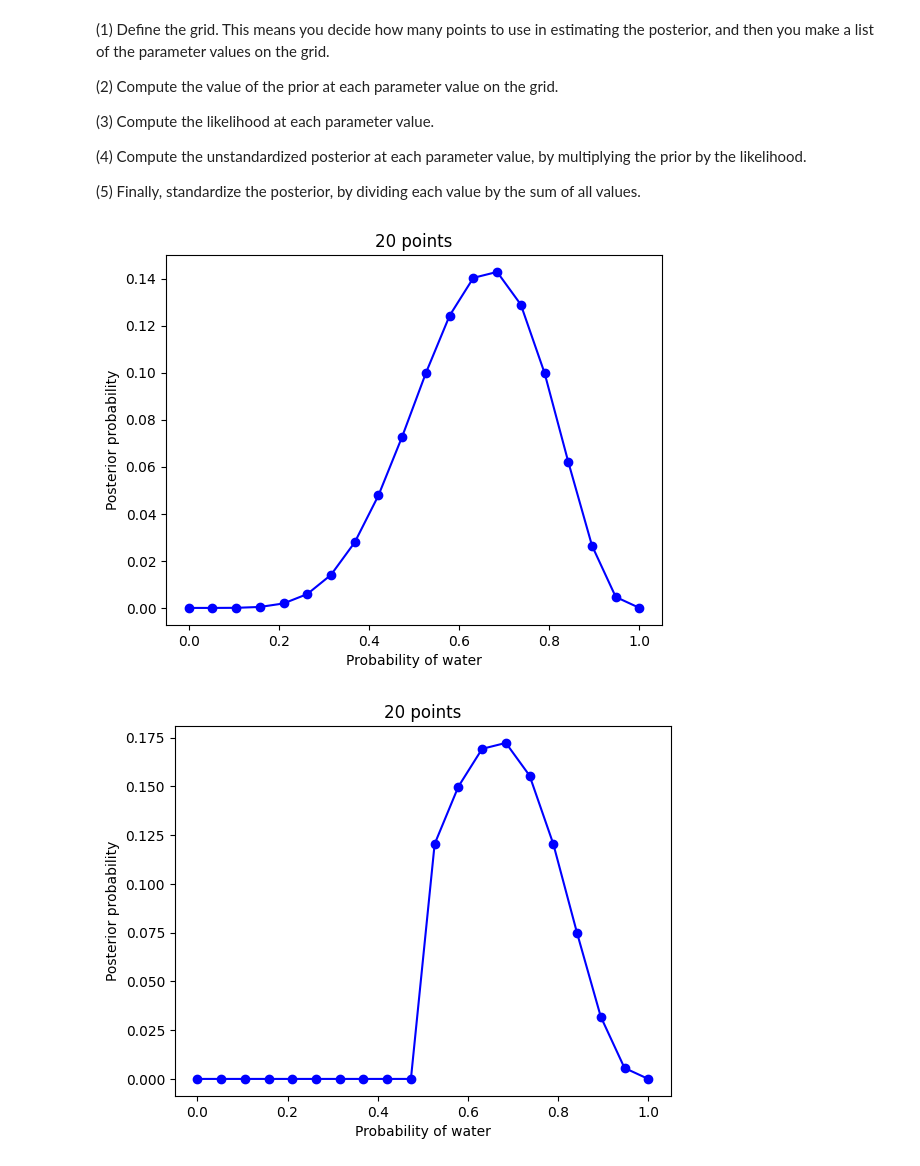
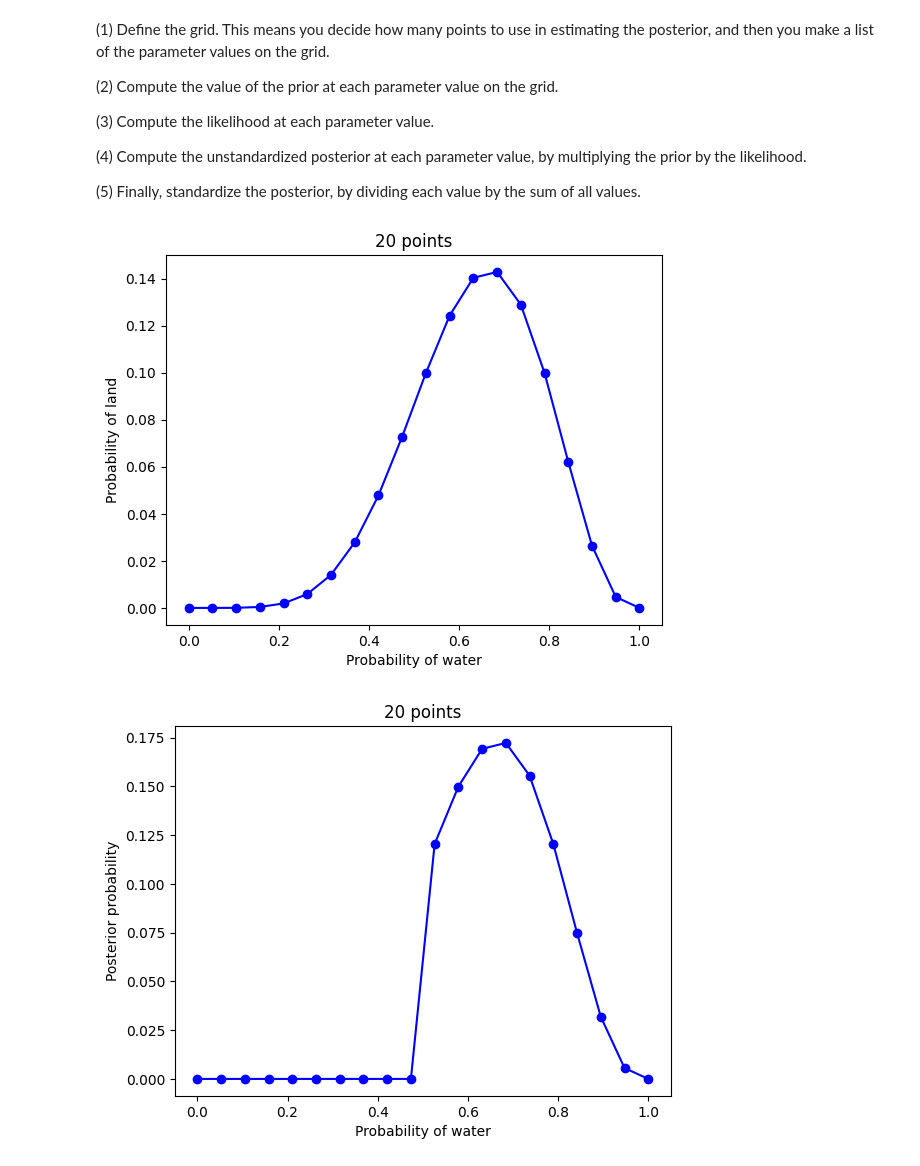
Before and after one commit to beckspark/statistical_rethinking_a_bayesian_course, a Jupyter notebook: notebooks/02_bayesian_analysis.ipynb, the cells around one changed output. Cells and saved outputs as stored; diff of their text form; code cells hidden in the pictures.

```diff
--- a/notebooks/02_bayesian_analysis.ipynb
+++ b/notebooks/02_bayesian_analysis.ipynb
@@ -35,7 +35,7 @@ prior by the likelihood.
 
 (5) Finally, standardize the posterior, by dividing each value by the sum of all values.
 # %%
-def get_graph_approximation_posterior(p_grid, prior) -> np.array:
+def get_graph_approximation_posterior(p_grid, prior, W, L) -> np.array:
     # (1) Define grid
     p_grid = p_grid
 
@@ -43,7 +43,7 @@ def get_graph_approximation_posterior(p_grid, prior) -> np.array:
     prior = prior
 
     # (3) Compute the likelihood at each value in the grid
-    likelihood = stats.binom.pmf(6, 9, p_grid)
+    likelihood = stats.binom.pmf(L, W, p_grid)
 
     # (4) Compute the unstandardized posterior
     unstd_posterior = likelihood * prior
@@ -54,11 +54,11 @@ def get_graph_approximation_posterior(p_grid, prior) -> np.array:
     return posterior
 # %%
 # Define our graph approximator
-def plot_graph_approximation(p_grid, posterior) -> plt:
+def plot_graph_approximation(p_grid, posterior, xlabel, ylabel, title) -> plt:
     plt.plot(p_grid, posterior, marker='o', linestyle='-', color='blue')
-    plt.xlabel("Probability of water")
-    plt.ylabel("Posterior probability")
-    plt.title(f"{len(p_grid)} points")
+    plt.xlabel(xlabel)
+    plt.ylabel(ylabel)
+    plt.title(title)
 
     return plt.show()
 # %%
@@ -67,10 +67,10 @@ p_grid = np.linspace(0, 1, 20)
 prior = np.ones(20)
 # %%
 # Plot the posterior distribution
-posterior = get_graph_approximation_posterior(p_grid, prior)
-plot_graph_approximation(p_grid, posterior)
+posterior = get_graph_approximation_posterior(p_grid, prior, W=9, L=6)
+plot_graph_approximation(p_grid, posterior, xlabel="Probability of water", ylabel="Probability of land", title=f"{len(p_grid)} points")
 # %% [output]
-[figure, old version]
+[figure, new version]
 # %%
 # Try with different priors
 prior = np.where(p_grid < 0.5, 0, 1)
```
Also changed, not shown: parts of 5 cells of this notebook.
